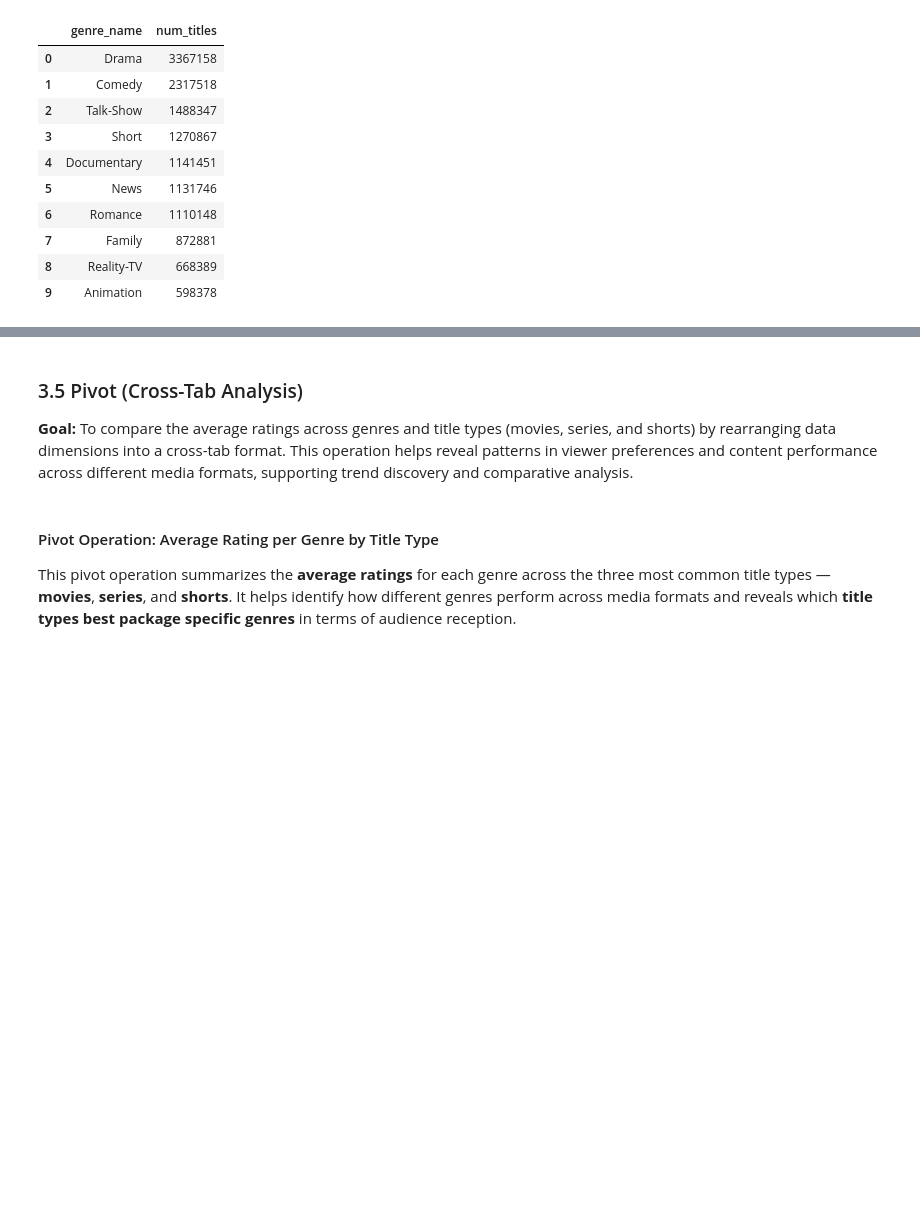
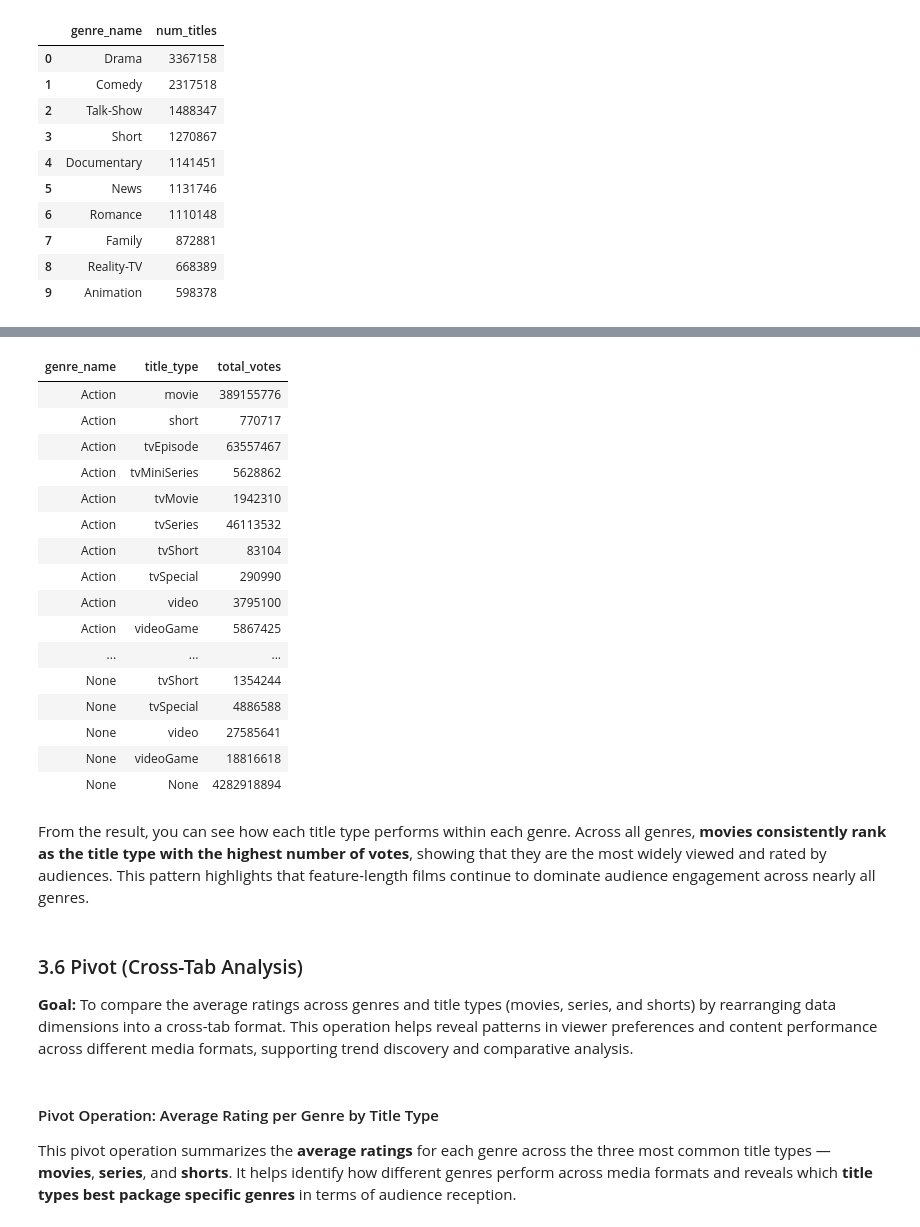
Before and after one commit to dredredre20/STADVDB-G12, a Jupyter notebook: mco_advdb.ipynb, the cells around one changed output, grey strips where cells are left out. Drawn from its saved outputs; the diff is of its cells as text; code cells hidden in the pictures; blank space fills up the shorter version.

```diff
--- a/mco_advdb.ipynb
+++ b/mco_advdb.ipynb
@@ -391,19 +399,42 @@ display_results(df_dice)
 # %%
-# Adult vs Non-Adult Titles Votes by Genre
+# Total Number of Votes per Genre per Title Type
 query = """
-select t.title_name, t.is_adult, g.genre_name, SUM(r.num_votes) as total_votes
-from title_dim t
-join title_genre_bridge tgb on t.title_id = tgb.title_id
-join genre_dim g on tgb.genre_id = g.genre_id
-join rating_fact r on t.title_id = r.title_id
-group by cube (t.title_name, t.is_adult, g.genre_name)
-order by t.is_adult, g.genre_name;
+SELECT
+    g.genre_name,
+    t.title_type,
+    SUM(f.num_votes) AS total_votes
+FROM rating_fact f
+JOIN title_dim t ON f.title_id = t.title_id
+JOIN title_genre_bridge tg ON t.title_id = tg.title_id
+JOIN genre_dim g ON tg.genre_id = g.genre_id
+GROUP BY CUBE (g.genre_name, t.title_type)
+ORDER BY g.genre_name, t.title_type, total_votes DESC;
 """
 
 slice_df = pd.read_sql_query(query, engine)
 display_results(slice_df)
+# %% [output]
+| genre_name | title_type | total_votes |
+| Action | movie | 389155776 |
+| Action | short | 770717 |
+| Action | tvEpisode | 63557467 |
+| Action | tvMiniSeries | 5628862 |
+| Action | tvMovie | 1942310 |
+| Action | tvSeries | 46113532 |
+| Action | tvShort | 83104 |
+| Action | tvSpecial | 290990 |
+| Action | video | 3795100 |
+| Action | videoGame | 5867425 |
+| ... | ... | ... |
+| None | tvShort | 1354244 |
+| None | tvSpecial | 4886588 |
+| None | video | 27585641 |
+| None | videoGame | 18816618 |
+| None | None | 4282918894 |
+# %% [markdown]
+From the result, you can see how each title type performs within each genre. Across all genres, **movies consistently rank as the title type with the highest number of votes**, showing that they are the most widely viewed and rated by audiences.  This pattern highlights that feature-length films continue to dominate audience engagement across nearly all genres.
 # %% [markdown]
-### 3.5 Pivot (Cross-Tab Analysis)
+### 3.6 Pivot (Cross-Tab Analysis)
 
 **Goal:**  To compare the average ratings across genres and title types (movies, series, and shorts) by rearranging data dimensions into a cross-tab format.
 This operation helps reveal patterns in viewer preferences and content performance across different media formats, supporting trend discovery and comparative analysis.
```
Also changed, not shown: parts of 12 cells of this notebook.
